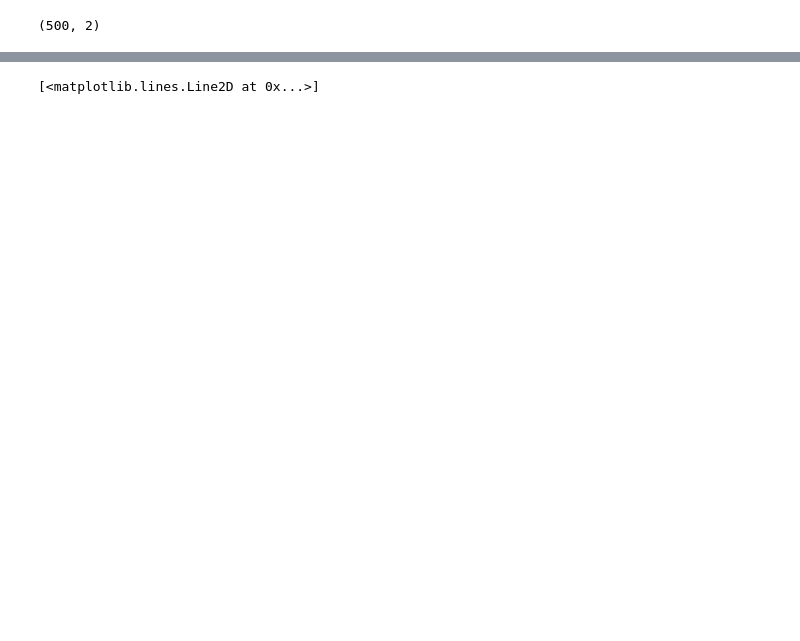
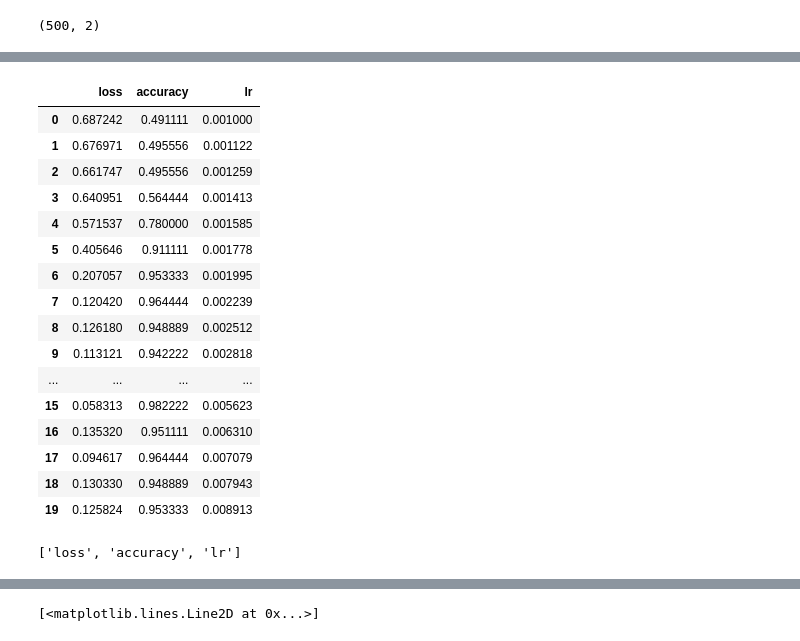
Before and after one commit to hamednasr/tensorflow, a Jupyter notebook: 02_ANN_tensorflow_classification.ipynb, the cells around one changed output, grey strips where cells are left out. Cells and saved outputs as stored; diff of their text form; code cells hidden in the pictures; blank space fills up the shorter version.

Commit message:
lr scheduler

```diff
--- a/02_ANN_tensorflow_classification.ipynb
+++ b/02_ANN_tensorflow_classification.ipynb
@@ -31,9 +31,9 @@ array([1, 1, 0, 0, 0, 1, 1, 1, 1, 0])
 X_train, X_test, y_train, y_test = train_test_split(X, y, test_size=0.1)
 # %%
 model = tf.keras.Sequential([
-                             tf.keras.layers.Dense(64,activation='relu'),
-                             tf.keras.layers.Dense(128,activation='relu'),
-                             tf.keras.layers.Dense(128,activation='relu'),
+                             tf.keras.layers.Dense(64,activation='leaky_relu'),
+                             tf.keras.layers.Dense(128,activation='leaky_relu'),
+                             tf.keras.layers.Dense(128,activation='leaky_relu'),
                              tf.keras.layers.Dense(1,activation='sigmoid')
 ])
 
@@ -41,6 +41,8 @@ model.compile(loss = tf.keras.losses.binary_crossentropy,
               optimizer = tf.keras.optimizers.Adam(),
               metrics = ['accuracy'])
 
-history = model.fit(X_train,y_train,epochs=20)
+scheduler = tf.keras.callbacks.LearningRateScheduler(lambda x: 1e-3 * 10**(x/20))
+
+history = model.fit(X_train,y_train,epochs=20,callbacks=[scheduler])
 # %% [output]
 Epoch 1/20
@@ -62,0 +85,24 @@ Epoch 20/20
+# %%
+pd.DataFrame(history.history)
+# %% [output]
+|  | loss | accuracy | lr |
+| 0 | 0.687242 | 0.491111 | 0.001000 |
+| 1 | 0.676971 | 0.495556 | 0.001122 |
+| 2 | 0.661747 | 0.495556 | 0.001259 |
+| 3 | 0.640951 | 0.564444 | 0.001413 |
+| 4 | 0.571537 | 0.780000 | 0.001585 |
+| 5 | 0.405646 | 0.911111 | 0.001778 |
+| 6 | 0.207057 | 0.953333 | 0.001995 |
+| 7 | 0.120420 | 0.964444 | 0.002239 |
+| 8 | 0.126180 | 0.948889 | 0.002512 |
+| 9 | 0.113121 | 0.942222 | 0.002818 |
+| ... | ... | ... | ... |
+| 15 | 0.058313 | 0.982222 | 0.005623 |
+| 16 | 0.135320 | 0.951111 | 0.006310 |
+| 17 | 0.094617 | 0.964444 | 0.007079 |
+| 18 | 0.130330 | 0.948889 | 0.007943 |
+| 19 | 0.125824 | 0.953333 | 0.008913 |
+# %%
+list(results.columns)
+# %% [output]
+['loss', 'accuracy', 'lr']
```
Also changed, not shown: parts of 7 cells of this notebook.
